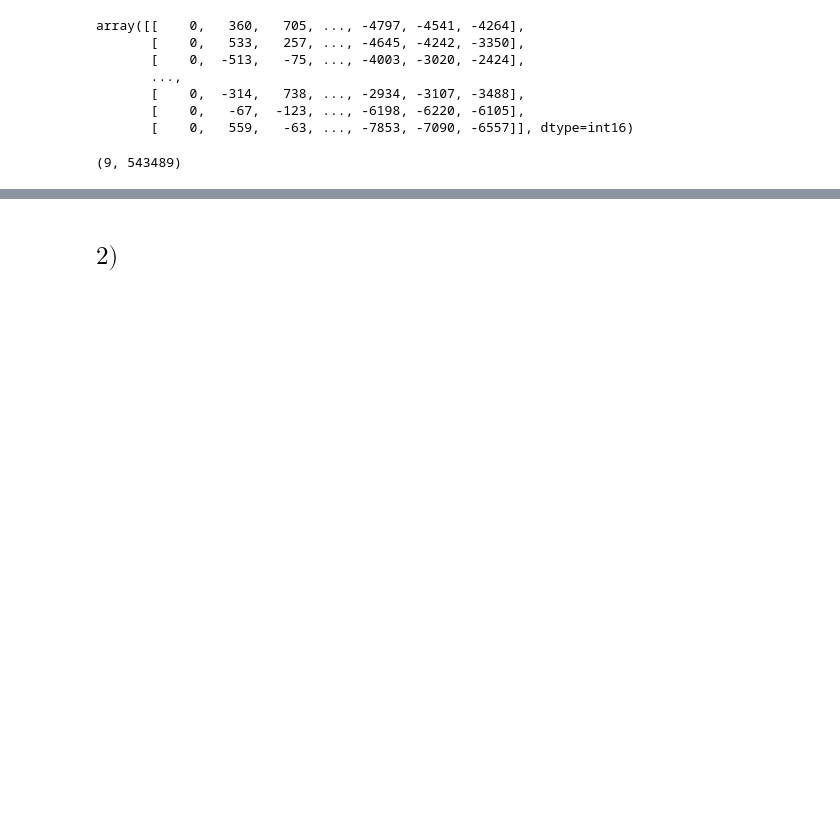
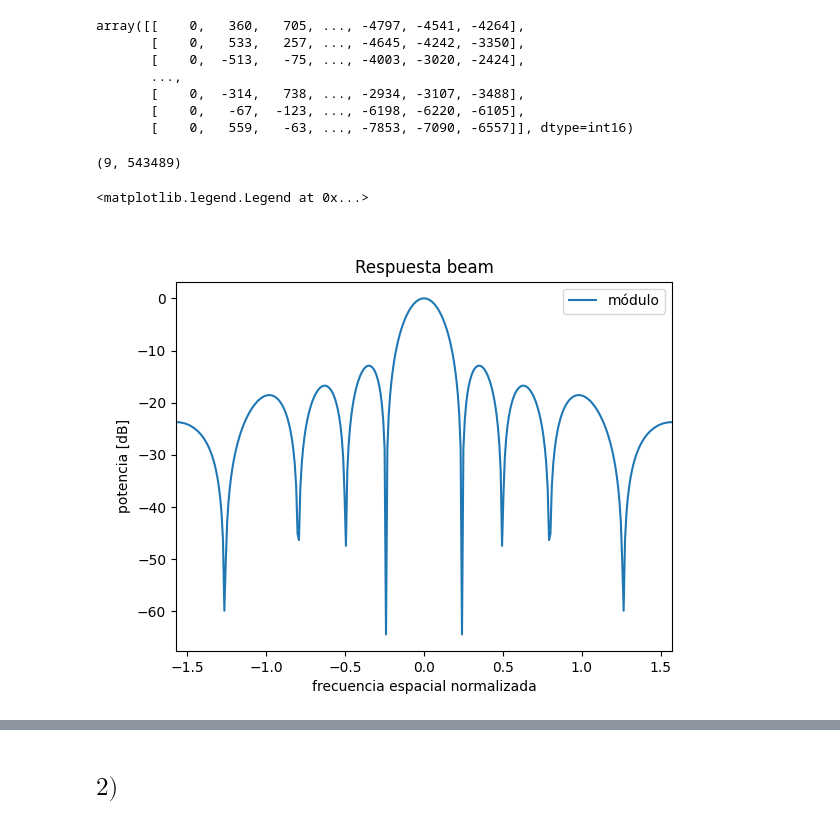
Before and after one commit to GonzaLinares/PASA_TP4, a Jupyter notebook: main.ipynb, the cells around one changed output, grey strips where cells are left out. Saved outputs shown, nothing was run; the diff lists cells and outputs as text; code cells hidden in the pictures; blank space fills up the shorter version.

```diff
--- a/main.ipynb
+++ b/main.ipynb
@@ -64 +69,12 @@ vec = np.linspace(start=-np.pi/2,stop=np.pi/2,num=180)
+# %%
+plt.figure()
+plt.title("Respuesta beam")
+plt.plot(vec, z, label='módulo')
+plt.xlabel("frecuencia espacial normalizada")
+plt.ylabel("potencia [dB]")
+plt.xlim([-np.pi/2, np.pi/2])
+plt.legend()
+# %% [output]
+<matplotlib.legend.Legend at 0x...>
+[figure, added]
 # %%
```
Also changed, not shown: parts of 17 cells of this notebook.
